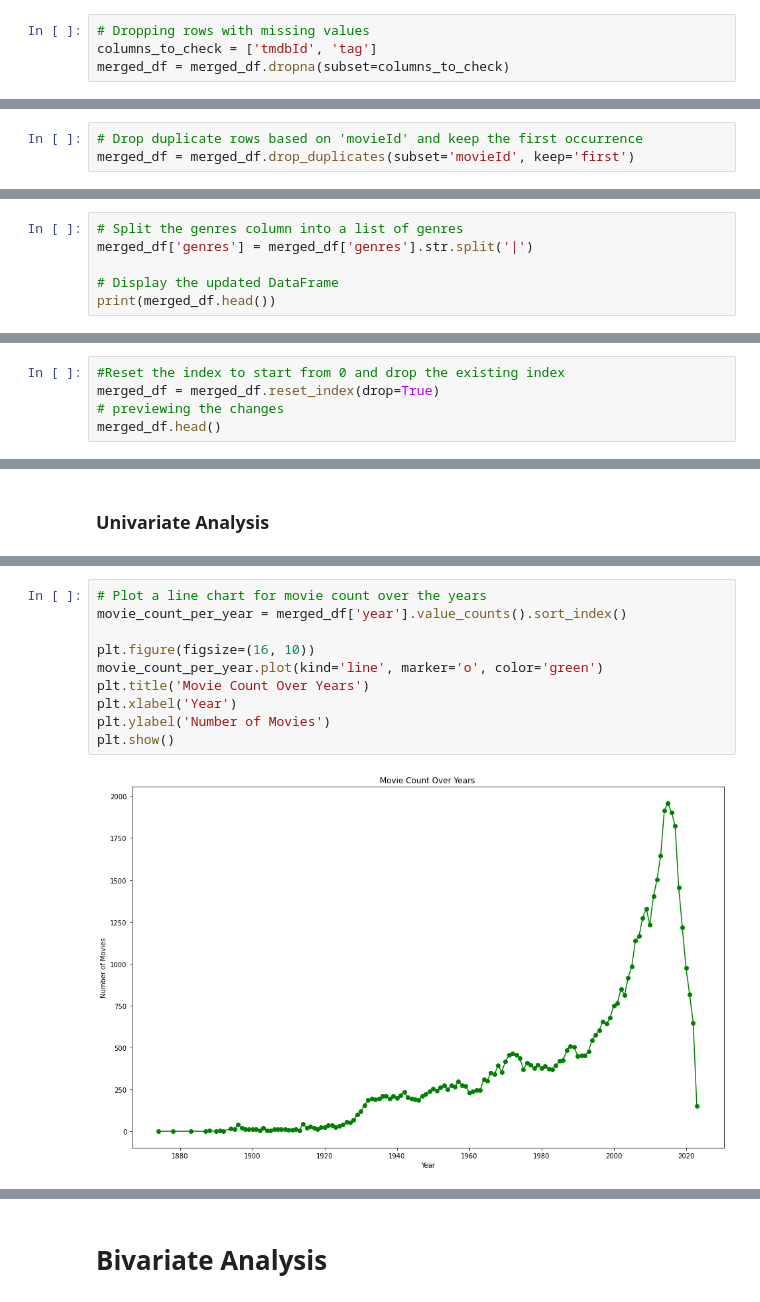
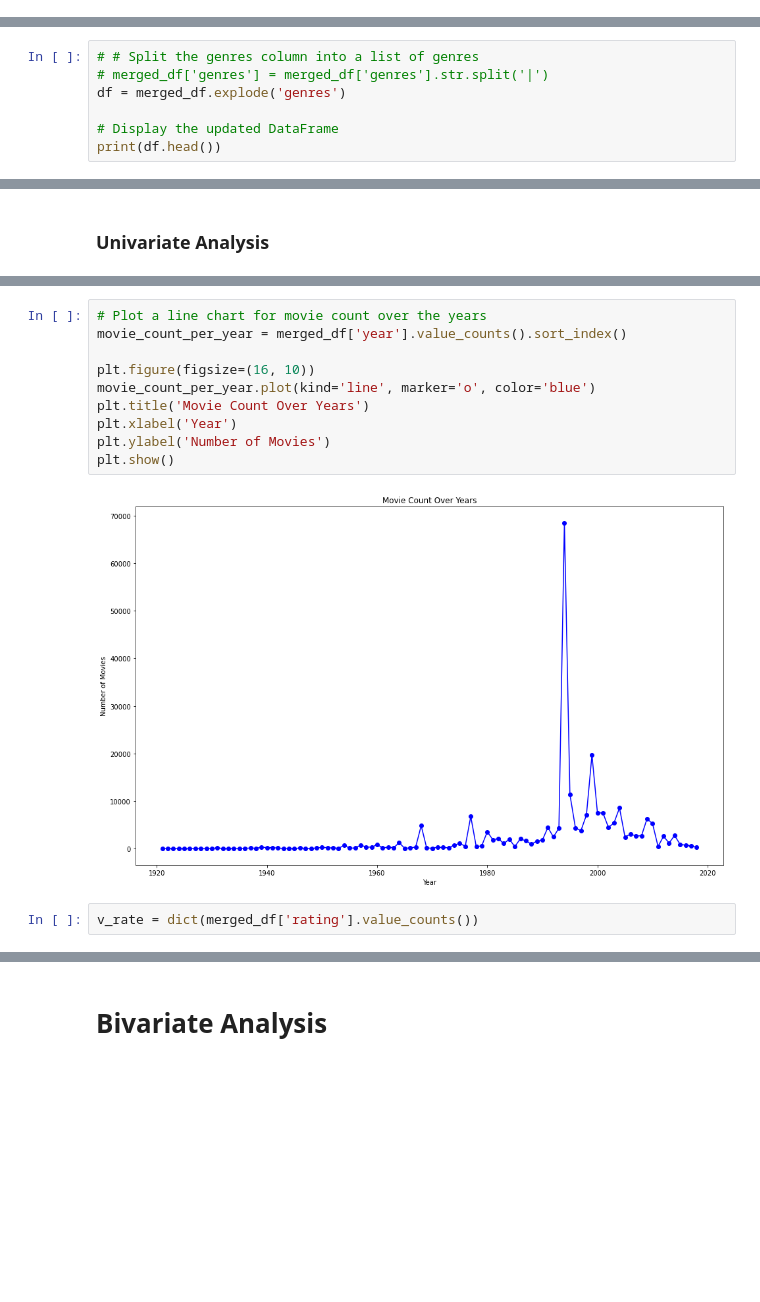
Before and after one commit to randellmwania/Movie-Recommendation-System, a Jupyter notebook: movie.ipynb, the cells around one changed output, grey strips where cells are left out. Drawn from its saved outputs; the diff is of its cells as text; blank space fills up the shorter version.

```diff
--- a/movie.ipynb
+++ b/movie.ipynb
@@ -171,4 +184,0 @@ The data has a few missing values in the tmdbId and tag column. They account for
-# %%
-# Dropping rows with missing values
-columns_to_check = ['tmdbId', 'tag']
-merged_df = merged_df.dropna(subset=columns_to_check)
@@ -210,3 +230,0 @@ print(merged_df.head())
-# %%
-# Drop duplicate rows based on 'movieId' and keep the first occurrence
-merged_df = merged_df.drop_duplicates(subset='movieId', keep='first')
@@ -218,7 +231,8 @@ merged_df.shape
 # %%
-# Split the genres column into a list of genres
-merged_df['genres'] = merged_df['genres'].str.split('|')
+# # Split the genres column into a list of genres
+# merged_df['genres'] = merged_df['genres'].str.split('|')
+df = merged_df.explode('genres')
 
 # Display the updated DataFrame
-print(merged_df.head())
+print(df.head())
 # %% [output]
@@ -274,8 +281,3 @@ merged_df.head()
 # %%
 # Drop the 'timestamp' column
 merged_df = merged_df.drop('timestamp', axis=1)
-# %%
-#Reset the index to start from 0 and drop the existing index
-merged_df = merged_df.reset_index(drop=True)
-# previewing the changes
-merged_df.head()
@@ -353,12 +383,14 @@ plt.show()
 # %%
 # Plot a line chart for movie count over the years
 movie_count_per_year = merged_df['year'].value_counts().sort_index()
 
 plt.figure(figsize=(16, 10))
-movie_count_per_year.plot(kind='line', marker='o', color='green')
+movie_count_per_year.plot(kind='line', marker='o', color='blue')
 plt.title('Movie Count Over Years')
 plt.xlabel('Year')
 plt.ylabel('Number of Movies')
 plt.show()
 # %% [output]
-[figure, old version]
+[figure, new version]
+# %%
+v_rate = dict(merged_df['rating'].value_counts())
```
Also changed, not shown: parts of 26 cells of this notebook, 1 other file.
